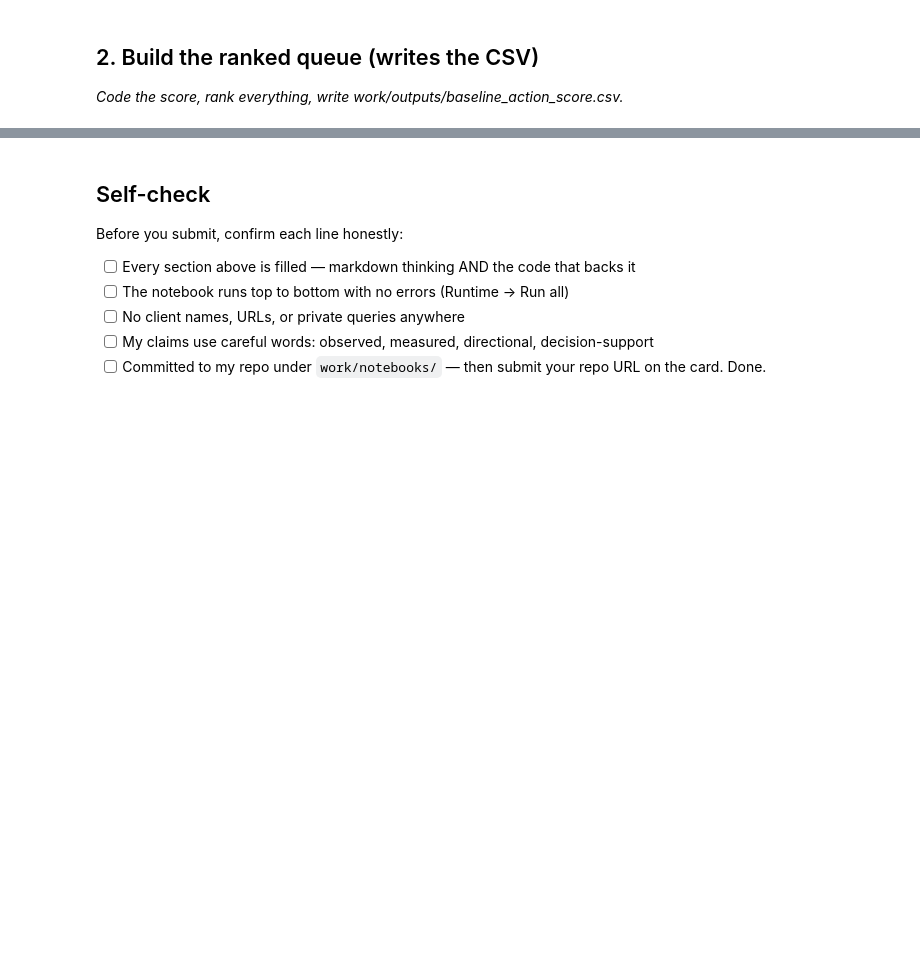
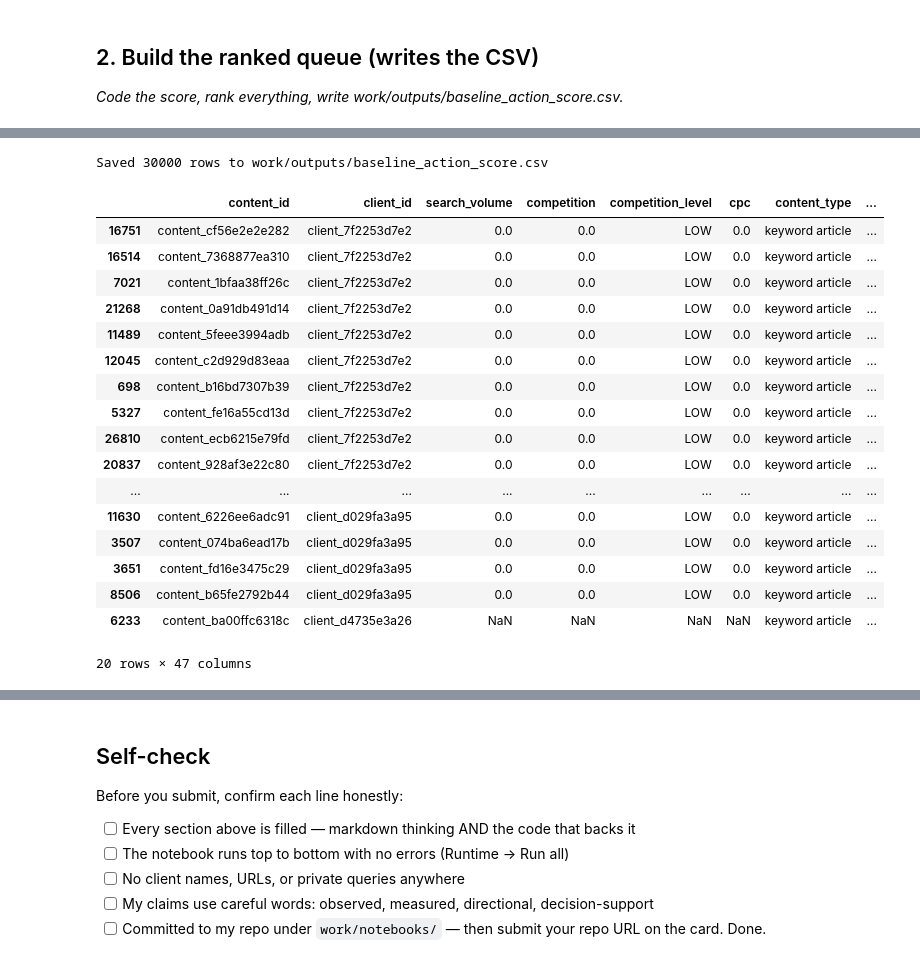
Before and after one commit to ayaahmed571/Flyrank-ml-internship, a Jupyter notebook: work/notebooks/w04_baseline_score.ipynb, the cells around one changed output, grey strips where cells are left out. Saved outputs shown, nothing was run; the diff lists cells and outputs as text; code cells hidden in the pictures; blank space fills up the shorter version.

```diff
--- a/work/notebooks/w04_baseline_score.ipynb
+++ b/work/notebooks/w04_baseline_score.ipynb
@@ -36,0 +78,37 @@ This skeleton is yours to fill. Work the sections **in order** — each one has
+# %%
+queue = df.sort_values(
+    ["baseline_score", "impressions_90d"],
+    ascending=[False, False]
+).copy()
+
+import os
+os.makedirs("work/outputs", exist_ok=True)
+
+queue.to_csv(
+    "work/outputs/baseline_action_score.csv",
+    index=False
+)
+
+print(f"Saved {len(queue)} rows to work/outputs/baseline_action_score.csv")
+
+queue.head(20)
+# %% [output]
+Saved 30000 rows to work/outputs/baseline_action_score.csv
+|  | content_id | client_id | search_volume | competition | competition_level | cpc | content_type | ... |
+| 16751 | content_cf56e2e2e282 | client_7f2253d7e2 | 0.0 | 0.0 | LOW | 0.0 | keyword article | ... |
+| 16514 | content_7368877ea310 | client_7f2253d7e2 | 0.0 | 0.0 | LOW | 0.0 | keyword article | ... |
+| 7021 | content_1bfaa38ff26c | client_7f2253d7e2 | 0.0 | 0.0 | LOW | 0.0 | keyword article | ... |
+| 21268 | content_0a91db491d14 | client_7f2253d7e2 | 0.0 | 0.0 | LOW | 0.0 | keyword article | ... |
+| 11489 | content_5feee3994adb | client_7f2253d7e2 | 0.0 | 0.0 | LOW | 0.0 | keyword article | ... |
+| 12045 | content_c2d929d83eaa | client_7f2253d7e2 | 0.0 | 0.0 | LOW | 0.0 | keyword article | ... |
+| 698 | content_b16bd7307b39 | client_7f2253d7e2 | 0.0 | 0.0 | LOW | 0.0 | keyword article | ... |
+| 5327 | content_fe16a55cd13d | client_7f2253d7e2 | 0.0 | 0.0 | LOW | 0.0 | keyword article | ... |
+| 26810 | content_ecb6215e79fd | client_7f2253d7e2 | 0.0 | 0.0 | LOW | 0.0 | keyword article | ... |
+| 20837 | content_928af3e22c80 | client_7f2253d7e2 | 0.0 | 0.0 | LOW | 0.0 | keyword article | ... |
+| ... | ... | ... | ... | ... | ... | ... | ... | ... |
+| 11630 | content_6226ee6adc91 | client_d029fa3a95 | 0.0 | 0.0 | LOW | 0.0 | keyword article | ... |
+| 3507 | content_074ba6ead17b | client_d029fa3a95 | 0.0 | 0.0 | LOW | 0.0 | keyword article | ... |
+| 3651 | content_fd16e3475c29 | client_d029fa3a95 | 0.0 | 0.0 | LOW | 0.0 | keyword article | ... |
+| 8506 | content_b65fe2792b44 | client_d029fa3a95 | 0.0 | 0.0 | LOW | 0.0 | keyword article | ... |
+| 6233 | content_ba00ffc6318c | client_d4735e3a26 | NaN | NaN | NaN | NaN | keyword article | ... |
+20 rows × 47 columns
```
Also changed, not shown: parts of 15 cells of this notebook.
